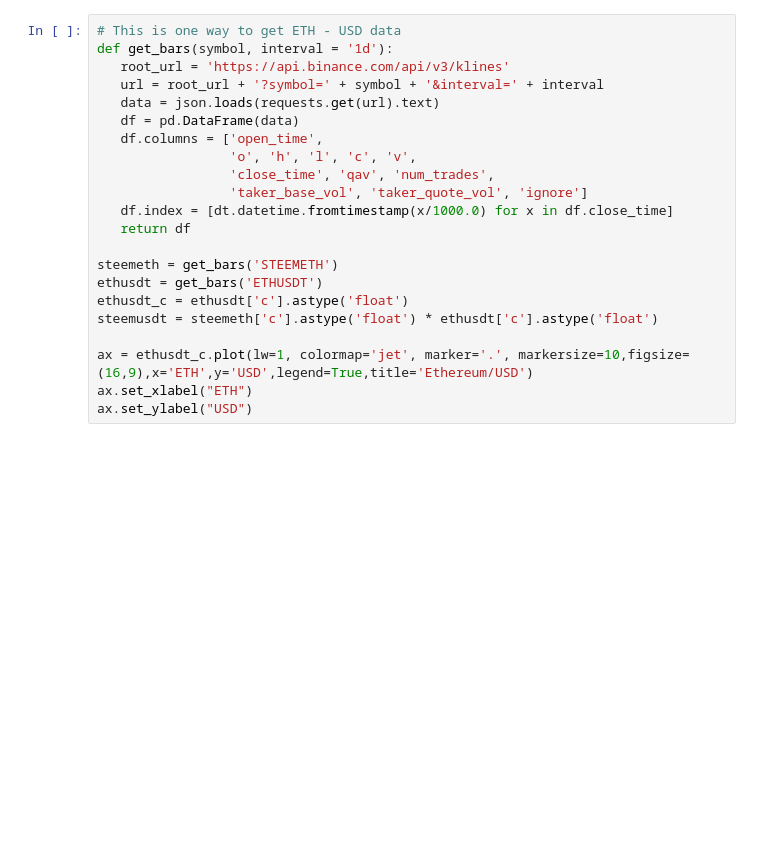
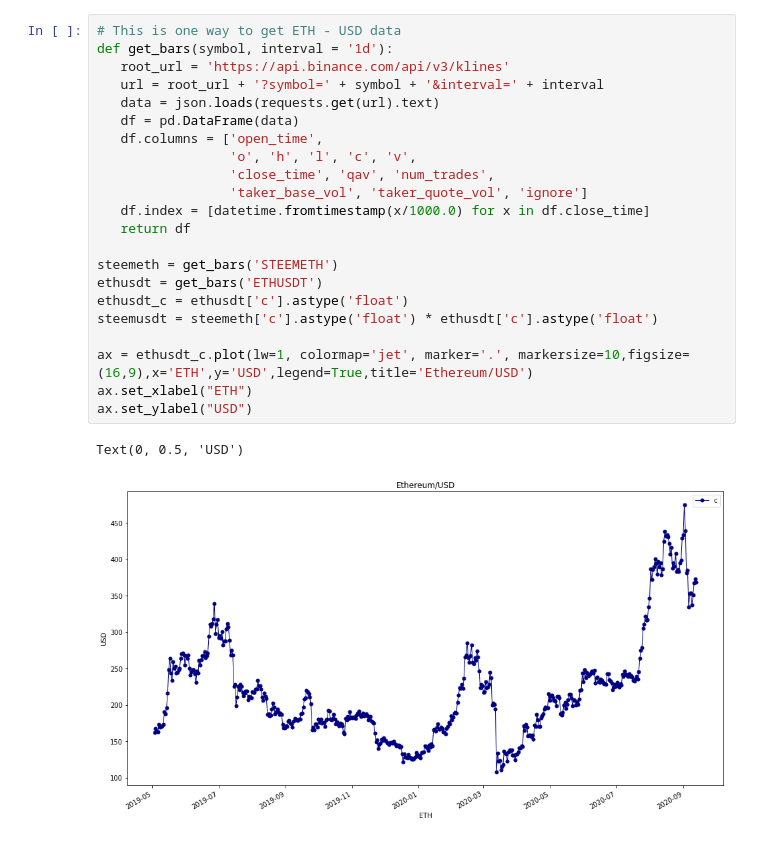
Before and after one commit to Drabble/CryptoPredictions, a Jupyter notebook: CryptoPredictions.ipynb, the cells around one changed output. Cells and saved outputs as stored; diff of their text form; blank space fills up the shorter version.

```diff
--- a/CryptoPredictions.ipynb
+++ b/CryptoPredictions.ipynb
@@ -23,25 +36,28 @@ Text(0, 0.5, 'USD')
 # %%
 # This is one way to get ETH - USD data
 def get_bars(symbol, interval = '1d'):
    root_url = 'https://api.binance.com/api/v3/klines'
    url = root_url + '?symbol=' + symbol + '&interval=' + interval
    data = json.loads(requests.get(url).text)
    df = pd.DataFrame(data)
    df.columns = ['open_time',
                  'o', 'h', 'l', 'c', 'v',
                  'close_time', 'qav', 'num_trades',
                  'taker_base_vol', 'taker_quote_vol', 'ignore']
-   df.index = [dt.datetime.fromtimestamp(x/1000.0) for x in df.close_time]
+   df.index = [datetime.fromtimestamp(x/1000.0) for x in df.close_time]
    return df
 
 steemeth = get_bars('STEEMETH')
 ethusdt = get_bars('ETHUSDT')
 ethusdt_c = ethusdt['c'].astype('float')
 steemusdt = steemeth['c'].astype('float') * ethusdt['c'].astype('float')
 
 ax = ethusdt_c.plot(lw=1, colormap='jet', marker='.', markersize=10,figsize=(16,9),x='ETH',y='USD',legend=True,title='Ethereum/USD')
 ax.set_xlabel("ETH")
 ax.set_ylabel("USD")
+# %% [output]
+Text(0, 0.5, 'USD')
+[figure, added]
 # %%
 # Fetch full crypto data from Binance
 def date_to_milliseconds(date_str):
```
Also changed, not shown: parts of 10 cells of this notebook, 1 other file.
